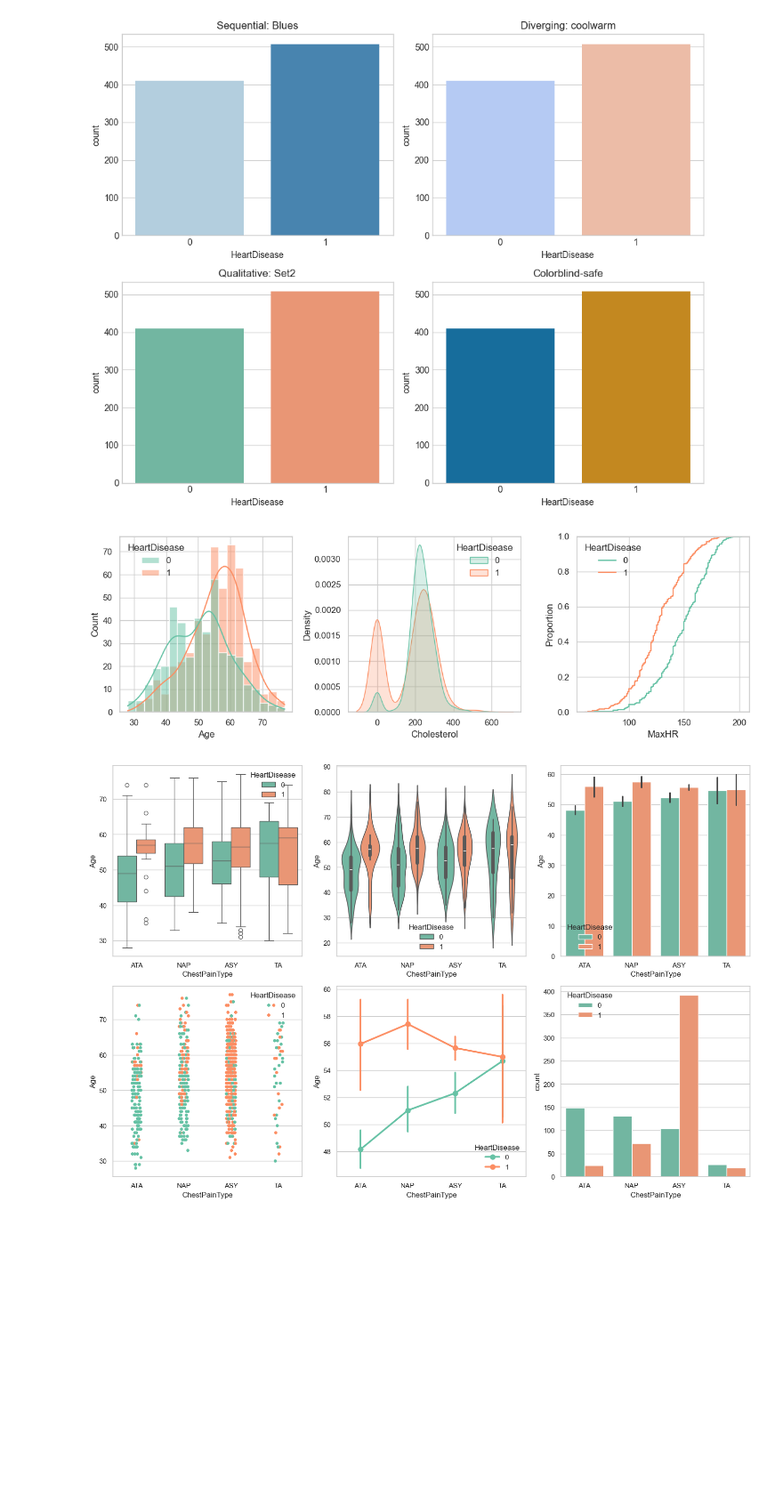
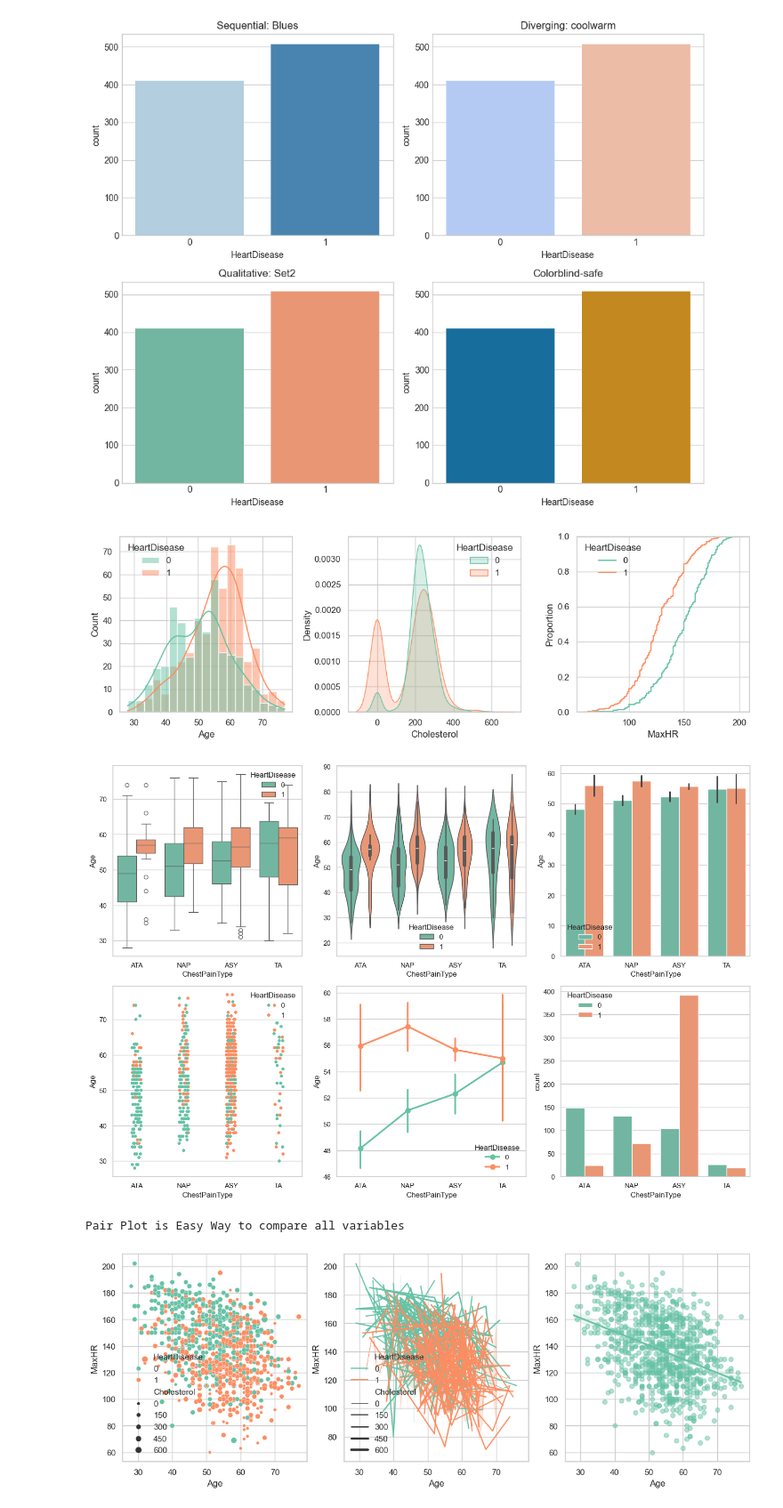
Before and after one commit to Najam-Ullah/pharmacy-data-science-portfolio, a Jupyter notebook: P0_EDA/Week2_Visualization.ipynb, the cells around one changed output. Shown at 89% size. Saved outputs shown, nothing was run; the diff lists cells and outputs as text; code cells hidden in the pictures; blank space fills up the shorter version.

Commit message:
Update day 2 of week 3

```diff
--- a/P0_EDA/Week2_Visualization.ipynb
+++ b/P0_EDA/Week2_Visualization.ipynb
@@ -140,31 +140,66 @@ Passing `palette` without assigning `hue` is deprecated and will be removed in v
 #Exercise 5: Create a pairplot of Age, Cholesterol, MaxHR, Oldpeak, HeartDisease — hue=HeartDisease, diag_kind='kde', alpha=0.5 — write one sentence about the most interesting finding
 #Exercise 6: Create a heatmap — lower triangle only using mask — annotated, fmt='.2f', coolwarm, center=0 — then create a horizontal bar chart of all feature correlations with HeartDisease sorted by absolute value
 #Exercise 7: Save all charts to charts/ folder at dpi=300 using plt.savefig()
 
 import matplotlib.pyplot as plt
 import seaborn as sns
+import pandas as pd
+import numpy as np
 
 #Ex1
 sns.set_theme(style='whitegrid', palette='Set2')
 
 #Ex2
 fig , axis = plt.subplots(1,3 ,figsize=(12,4))
 sns.histplot(x='Age', kde=True , hue='HeartDisease', data=df, ax=axis[0])
 sns.kdeplot(x='Cholesterol', fill=True, hue='HeartDisease', data=df, ax=axis[1])
 sns.ecdfplot(x='MaxHR', hue='HeartDisease', data=df, ax=axis[2])
 plt.tight_layout()
+plt.savefig('charts/Day 2 week 2 exercise2.png', dpi=300)
 plt.show()
 
 #Ex3
 fig , axis = plt.subplots(2,3,figsize=(15,10))
 sns.boxplot(x='ChestPainType', y='Age', hue='HeartDisease', data=df, ax=axis[0,0])
 sns.violinplot(x='ChestPainType', y='Age', hue='HeartDisease', data=df , ax=axis[0,1])
 sns.barplot(x='ChestPainType', y='Age',hue='HeartDisease',data=df , ax=axis[0,2])
 sns.stripplot(x='ChestPainType', y='Age', hue='HeartDisease', data=df, ax=axis[1,0])
 sns.pointplot(x='ChestPainType', y='Age', hue='HeartDisease', data=df, ax=axis[1,1])
 sns.countplot(x='ChestPainType',  hue='HeartDisease', data=df , ax=axis[1,2])
 plt.tight_layout()
+plt.savefig('charts/Day 2 week 2 exercise3.png', dpi=300)
 plt.show()
+
+#Ex4
+fig , axes = plt.subplots(1,3,figsize=(15,5))
+sns.scatterplot(x='Age', y='MaxHR', hue='HeartDisease', size='Cholesterol',data=df, ax=axes[0])
+sns.lineplot(x='Age', y='MaxHR', hue='HeartDisease', size='Cholesterol',data=df ,ax=axes[1])
+sns.regplot(x='Age',y='MaxHR',data=df,ax=axes[2],scatter_kws={'alpha':0.5})
+plt.savefig('charts/Day 2 week 2 exercise4.png', dpi=300)
+
+#Ex5
+sns.pairplot(data=df,hue='HeartDisease',diag_kind='kde', vars=['Age','Cholesterol','MaxHR','Oldpeak','HeartDisease'],plot_kws={'alpha':0.5})
+print("Pair Plot is Easy Way to compare all variables")
+plt.savefig('charts/Day 2 week 2 exercise5.png', dpi=300)
+#Ex6
+corr = df.corr(numeric_only=True)
+mask = np.triu(np.ones_like(corr, dtype=bool))
+plt.figure(figsize=(6,3))
+sns.heatmap(corr ,mask=mask , annot=True, fmt='.2f', cmap='coolwarm',center=0 )
+plt.title('Correlation Heatmap with lower Triangle.')
+plt.savefig('charts/Day 2 week 2 exercise6_heatmap.png', dpi=300)
+plt.show()
+
+heart_disease_corr = corr['HeartDisease'].drop('HeartDisease')
+heart_disease_corr = heart_disease_corr.reindex(heart_disease_corr.abs().sort_values(ascending=False).index)
+plt.figure(figsize=(6,3))
+heart_disease_corr.plot(kind='barh')
+plt.title('Correlation with heart Disease')
+plt.xlabel('Correlation')
+plt.savefig('charts/Day 2 week 2 exercise6_barh.png', dpi=300)
+plt.show()
 # %% [output]
 [figure]
-[figure, old version]
+[figure, new version]
+Pair Plot is Easy Way to compare all variables
+[figure, added]
```
Also changed, not shown: parts of 1 cell of this notebook, 7 other files.
